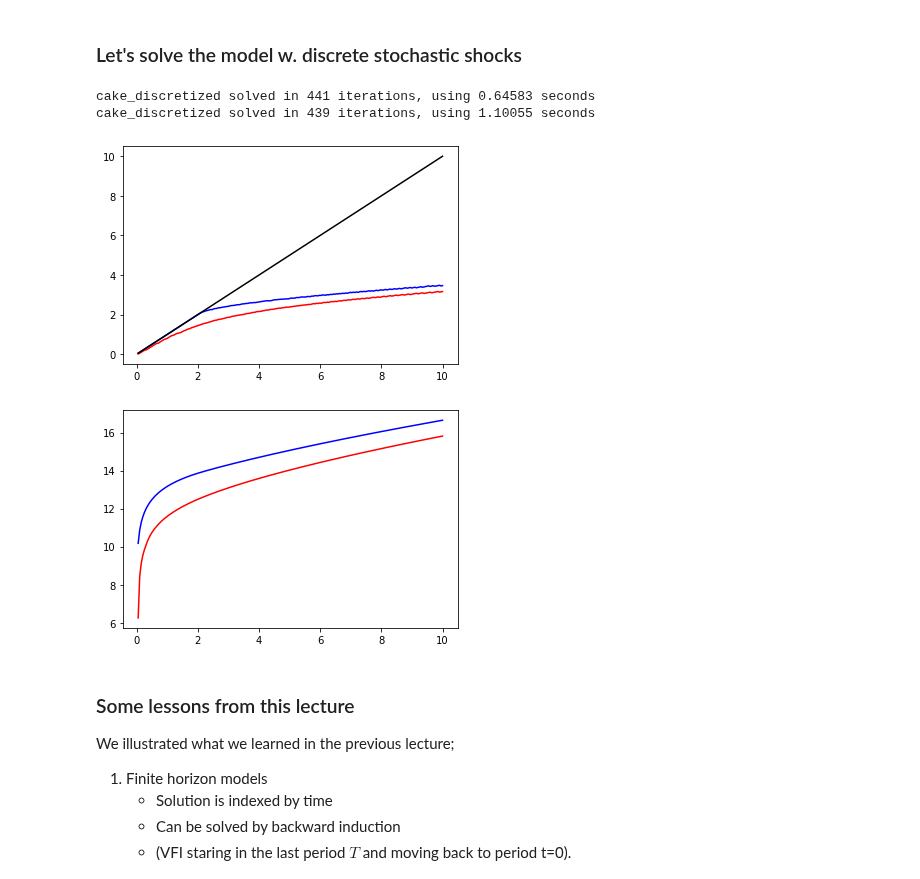
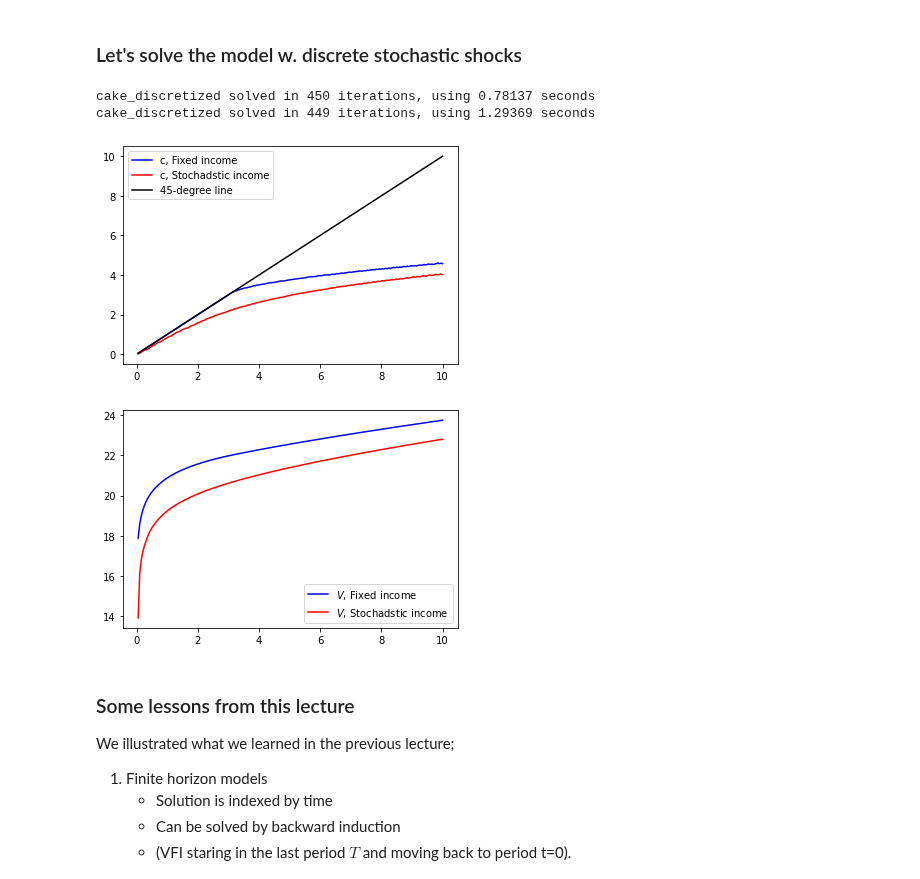
Before and after one commit to bschjerning/dp_ucph, a Jupyter notebook: 1_theory_tools/02_cake_eating_example.ipynb, the cells around one changed output. Drawn from its saved outputs; the diff is of its cells as text; code cells hidden in the pictures.

```diff
--- a/1_theory_tools/02_cake_eating_example.ipynb
+++ b/1_theory_tools/02_cake_eating_example.ipynb
@@ -661,22 +661,22 @@ class cake_stochastic():
 # %% [markdown]
 ### Let's solve the model w. discrete stochastic shocks
 # %%
-m1=cake_stochastic(β=0.95, wbar=[0, 10], n_w=200, n_c=200, Π=[1], ε=[2])
-m2=cake_stochastic(β=0.95, wbar=[0, 10], n_w=200, n_c=200, Π=[0.1,.9], ε=[0,2/.9])
+m1=cake_stochastic(β=0.95, wbar=[0, 10], n_w=200, n_c=200, Π=[1], ε=[3])   # Fixed income
+m2=cake_stochastic(β=0.95, wbar=[0, 10], n_w=200, n_c=200, Π=[0.1,.9], ε=[0,3/.9]) # Stochadstic income
 V1, c1= m1.solve()
 V2, c2= m2.solve()
-plt.plot(m1.w[1:], c1[1:], color='b')
-plt.plot(m1.w[1:], c2[1:], color='r')
-plt.plot(m1.w[1:], m1.w[1:], color='k')
-plt.show()
-plt.plot(m1.w[1:], V1[1:], color='b')
-plt.plot(m1.w[1:], V2[1:], color='r')
-plt.show()
+plt.plot(m1.w[1:], c1[1:], color='b', label='c, Fixed income')
+plt.plot(m1.w[1:], c2[1:], color='r',label='c, Stochadstic income')
+plt.plot(m1.w[1:], m1.w[1:], color='k',label='45-degree line')
+plt.legend();plt.show()
+plt.plot(m1.w[1:], V1[1:], color='b', label='$V$, Fixed income')
+plt.plot(m1.w[1:], V2[1:], color='r', label='$V$, Stochadstic income')
+plt.legend();plt.show()
 # %% [output]
-cake_discretized solved in 441 iterations, using 0.64583 seconds
-cake_discretized solved in 439 iterations, using 1.10055 seconds
+cake_discretized solved in 450 iterations, using 0.78137 seconds
+cake_discretized solved in 449 iterations, using 1.29369 seconds
-[figure, old version]
+[figure, new version]
-[figure, old version]
+[figure, new version]
 # %% [markdown]
 ### Some lessons from this lecture
 We illustrated what we learned in the previous lecture;
```
Also changed, not shown: parts of 5 cells of this notebook.
